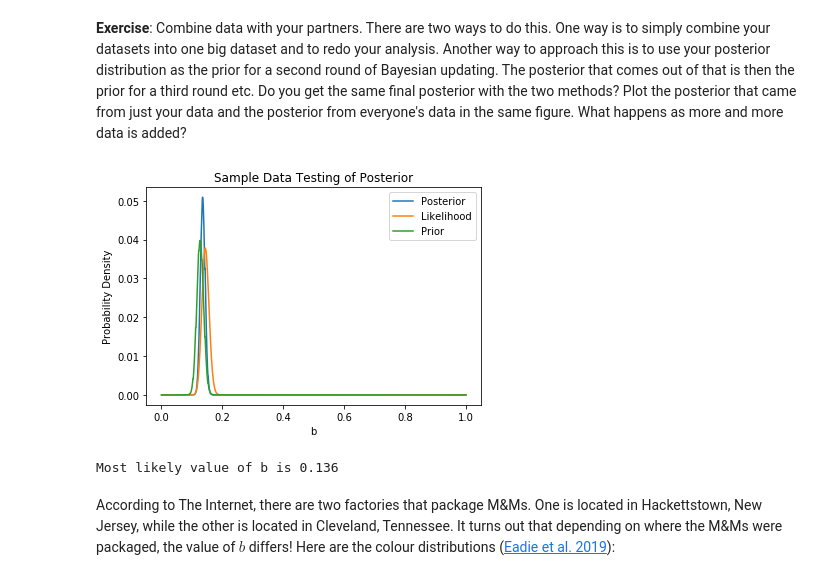
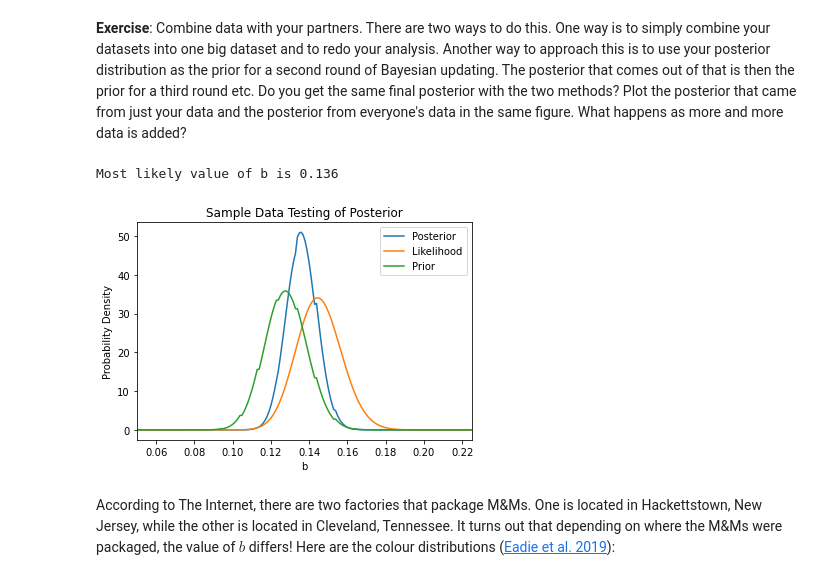
Before and after one commit to katiesavarc/DataSci_Lab, a Jupyter notebook: CodingLab05/CodingLab05_Bayes.ipynb, the cells around one changed output. Cells and saved outputs as stored; diff of their text form; code cells hidden in the pictures.

```diff
--- a/CodingLab05/CodingLab05_Bayes.ipynb
+++ b/CodingLab05/CodingLab05_Bayes.ipynb
@@ -88,13 +97,14 @@ def prior(b_actual, b_guess, n_tot, prior_func):
     if prior_func == 'uniform':
         P = [1/n_tot]*len(b_actual)
 
-    return P
+    return np.array(P)
 
 prior_func = 'uniform'
 n_tot = 100
 xp = np.linspace(0.001,0.999,n_tot)
 P = prior(xp, b_guess, n_tot, prior_func)
-#print(P)
-plt.plot(P)
+plt.plot(b_vals,P)
+plt.xlabel('Number of blue M&M\'s')
+plt.ylabel('Probabilty')
 plt.show()
 # %% [output]
@@ -168,9 +203,13 @@ def run_sample_analysis(d, n_tot, b_prior_guess, prior_func):
     """
     b_vals = np.linspace(0.001, 0.999, 1000)
 
-    P_posterior_pmf = posterior_normalized(d, n_tot, b_prior_guess, prior_func)
+    P_posterior_pmf = posterior_normalized(d, n_tot, b_prior_guess, b_vals, prior_func)
+
     P_likelihood = likelihood(d, b_vals, n_tot)
+    P_likelihood = normalization(P_likelihood,b_vals)
+
     P_prior = prior(b_vals, b_prior_guess, n_tot, prior_func)
+    P_prior = normalization(P_prior,b_vals)
 
     b_max = b_vals[np.argmax(P_posterior_pmf)]
 
@@ -181,7 +220,7 @@ def run_sample_analysis(d, n_tot, b_prior_guess, prior_func):
     plt.xlabel('b')
     plt.ylabel('Probability Density')
     plt.title('Sample Data Testing of Posterior')
-    plt.show()
+    #plt.show()
 
     print('Most likely value of b is',round(b_max,3))
 
@@ -215,17 +254,19 @@ __Exercise__: Combine data with your partners. There are two ways to do this. On
 # %%
 ## Your code, plots, and discussion here
 
 #Using N data as first round, K data as second round
 d_K = 54 + 76
 n_tot_K = 450 + 450
 b_prior_guess_K = b_max_N
 prior_func_K = 'binomial'
 
 #Apply Bayesian inference, plot results, and print the most likley value of b
 P_posterior_pmf_K, b_max_K, b_vals_K = run_sample_analysis(d_K, n_tot_K, b_prior_guess_K, prior_func_K)
+plt.xlim(0.05,0.225)
+plt.show()
 # %% [output]
+Most likely value of b is 0.136
-[figure, old version]
+[figure, new version]
-Most likely value of b is 0.136
 # %% [markdown]
 According to The Internet, there are two factories that package M&Ms. One is located in Hackettstown, New Jersey, while the other is located in Cleveland, Tennessee. It turns out that depending on where the M&Ms were packaged, the value of $b$ differs! Here are the colour distributions ([Eadie et al. 2019](https://arxiv.org/abs/1904.11006)):
 # %% [markdown]
```
Also changed, not shown: parts of 14 cells of this notebook.
